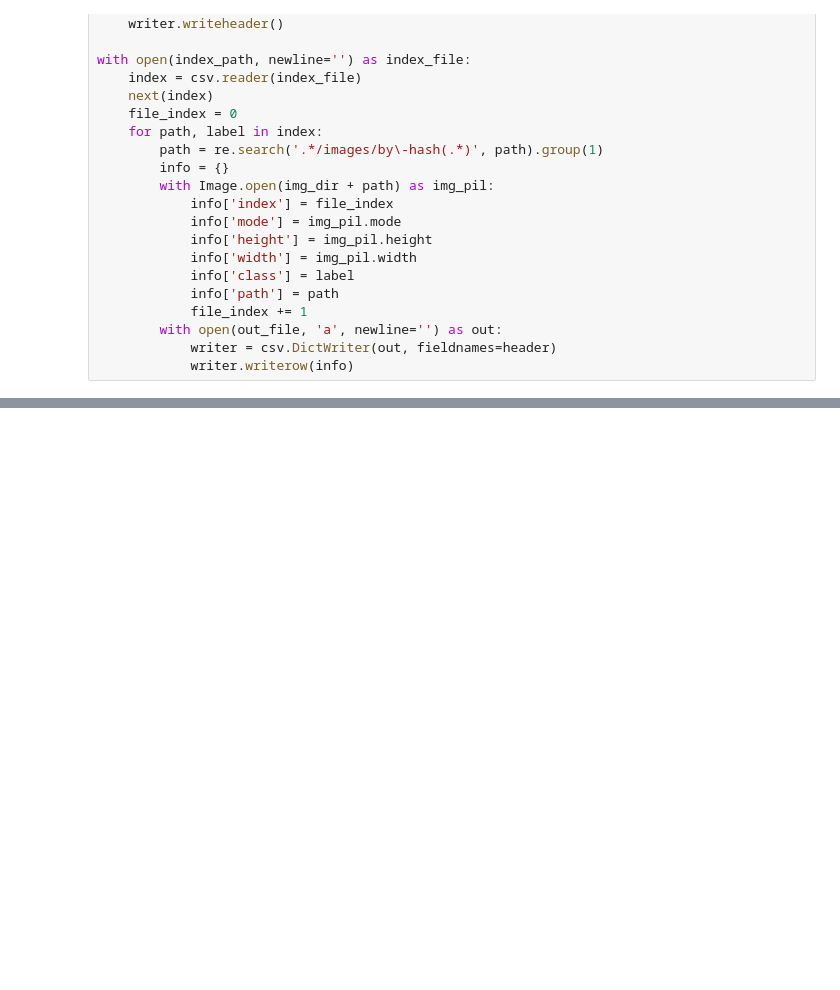
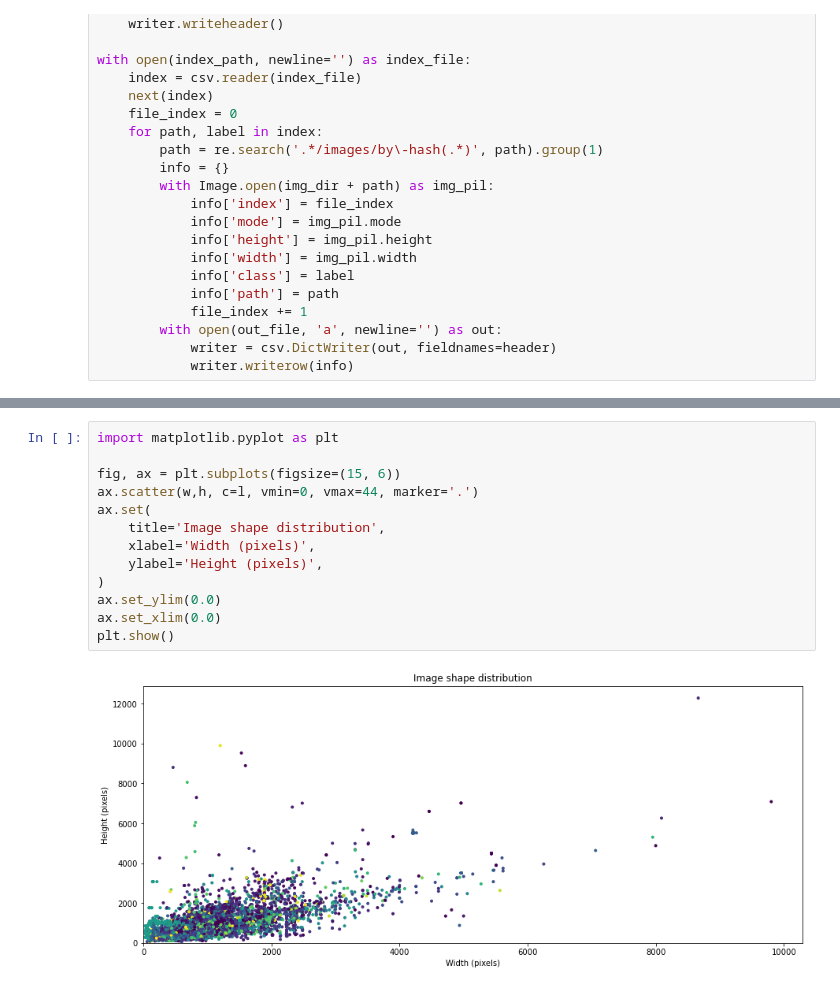
Before and after one commit to jpelayx/mnist-graphs, a Jupyter notebook: geo_ds_stats.ipynb, the cells around one changed output, grey strips where cells are left out. Drawn from its saved outputs; the diff is of its cells as text; blank space fills up the shorter version.

```diff
--- a/geo_ds_stats.ipynb
+++ b/geo_ds_stats.ipynb
@@ -118,0 +145,15 @@ print(modes)
+# %%
+import matplotlib.pyplot as plt
+
+fig, ax = plt.subplots(figsize=(15, 6))
+ax.scatter(w,h, c=l, vmin=0, vmax=44, marker='.')
+ax.set(
+    title='Image shape distribution',
+    xlabel='Width (pixels)',
+    ylabel='Height (pixels)',
+)
+ax.set_ylim(0.0)
+ax.set_xlim(0.0)
+plt.show()
+# %% [output]
+[figure, added]
```
Also changed, not shown: parts of 9 cells of this notebook.
